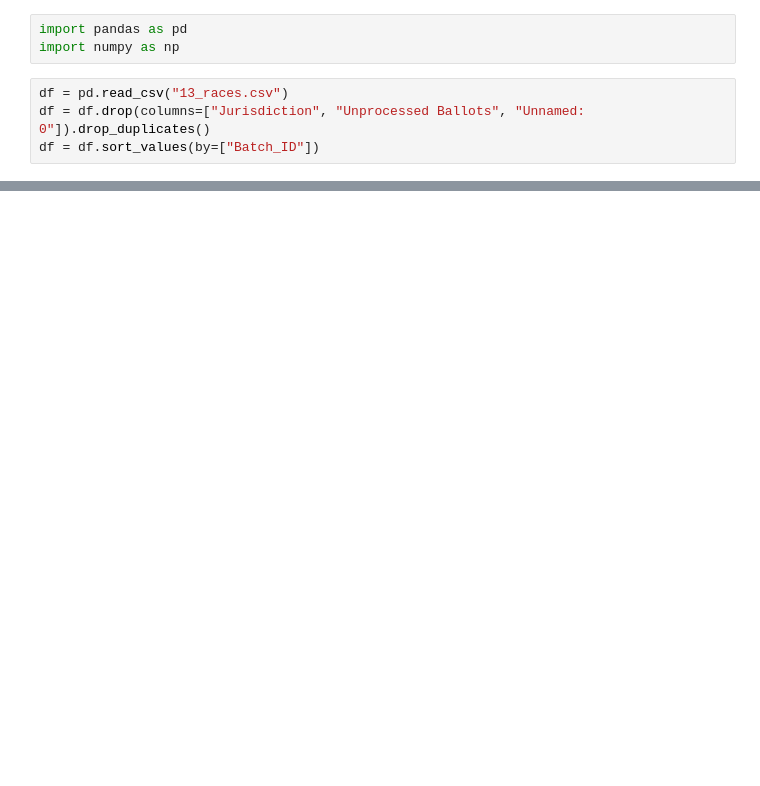
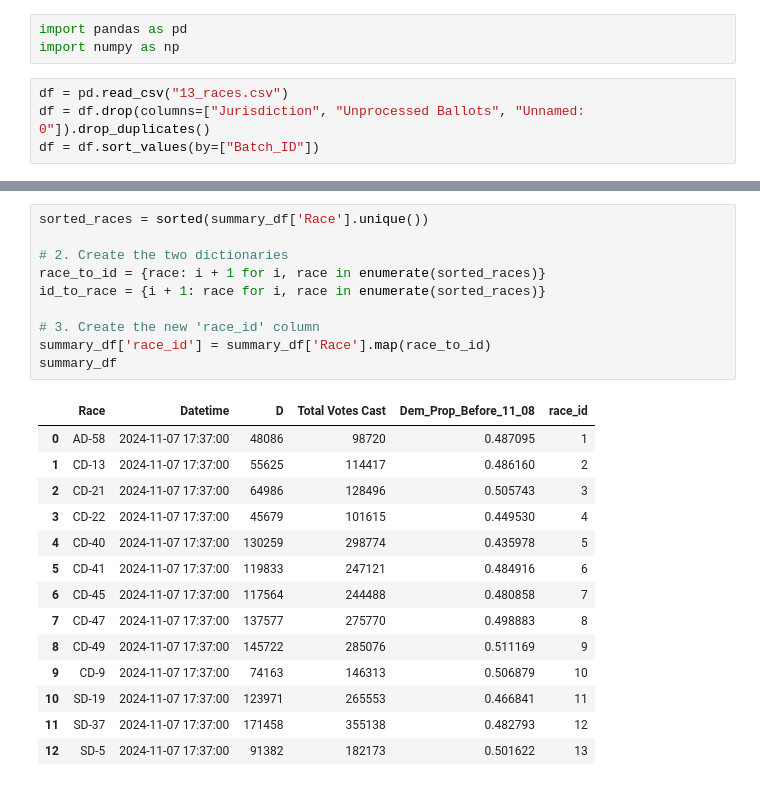
Before and after one commit to rickyrojas311/realtimeElectionForecasting, a Jupyter notebook: model_v1/preprocessing.ipynb, the cells around one changed output, grey strips where cells are left out. Drawn from its saved outputs; the diff is of its cells as text; blank space fills up the shorter version.

```diff
--- a/model_v1/preprocessing.ipynb
+++ b/model_v1/preprocessing.ipynb
@@ -43,0 +60,25 @@ summary_df.to_csv("first_drop.csv")
+# %%
+sorted_races = sorted(summary_df['Race'].unique())
+
+# 2. Create the two dictionaries
+race_to_id = {race: i + 1 for i, race in enumerate(sorted_races)}
+id_to_race = {i + 1: race for i, race in enumerate(sorted_races)}
+
+# 3. Create the new 'race_id' column
+summary_df['race_id'] = summary_df['Race'].map(race_to_id)
+summary_df
+# %% [output]
+|  | Race | Datetime | D | Total Votes Cast | Dem_Prop_Before_11_08 | race_id |
+| 0 | AD-58 | 2024-11-07 17:37:00 | 48086 | 98720 | 0.487095 | 1 |
+| 1 | CD-13 | 2024-11-07 17:37:00 | 55625 | 114417 | 0.486160 | 2 |
+| 2 | CD-21 | 2024-11-07 17:37:00 | 64986 | 128496 | 0.505743 | 3 |
+| 3 | CD-22 | 2024-11-07 17:37:00 | 45679 | 101615 | 0.449530 | 4 |
+| 4 | CD-40 | 2024-11-07 17:37:00 | 130259 | 298774 | 0.435978 | 5 |
+| 5 | CD-41 | 2024-11-07 17:37:00 | 119833 | 247121 | 0.484916 | 6 |
+| 6 | CD-45 | 2024-11-07 17:37:00 | 117564 | 244488 | 0.480858 | 7 |
+| 7 | CD-47 | 2024-11-07 17:37:00 | 137577 | 275770 | 0.498883 | 8 |
+| 8 | CD-49 | 2024-11-07 17:37:00 | 145722 | 285076 | 0.511169 | 9 |
+| 9 | CD-9 | 2024-11-07 17:37:00 | 74163 | 146313 | 0.506879 | 10 |
+| 10 | SD-19 | 2024-11-07 17:37:00 | 123971 | 265553 | 0.466841 | 11 |
+| 11 | SD-37 | 2024-11-07 17:37:00 | 171458 | 355138 | 0.482793 | 12 |
+| 12 | SD-5 | 2024-11-07 17:37:00 | 91382 | 182173 | 0.501622 | 13 |
```
Also changed, not shown: parts of 10 cells of this notebook, 5 other files.
